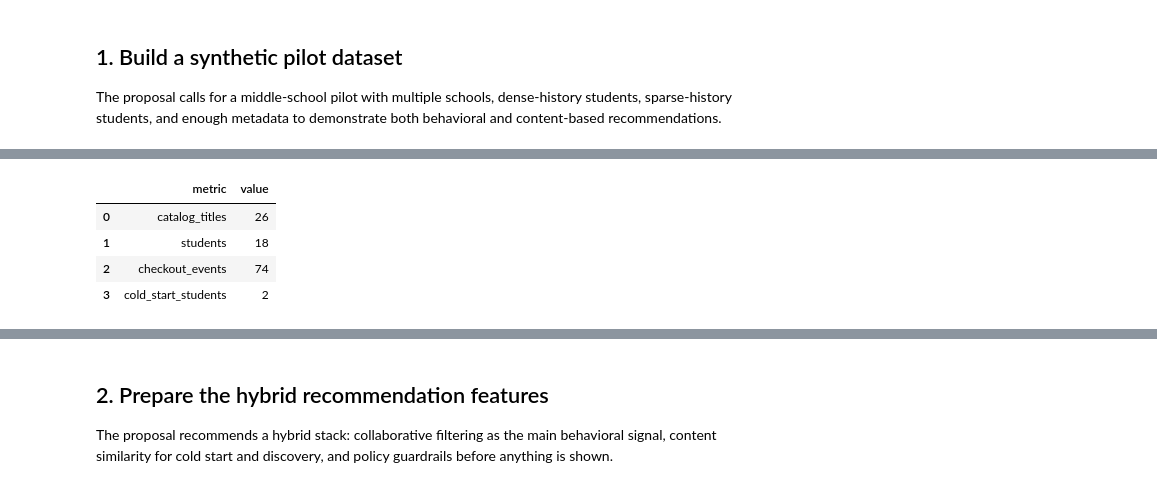
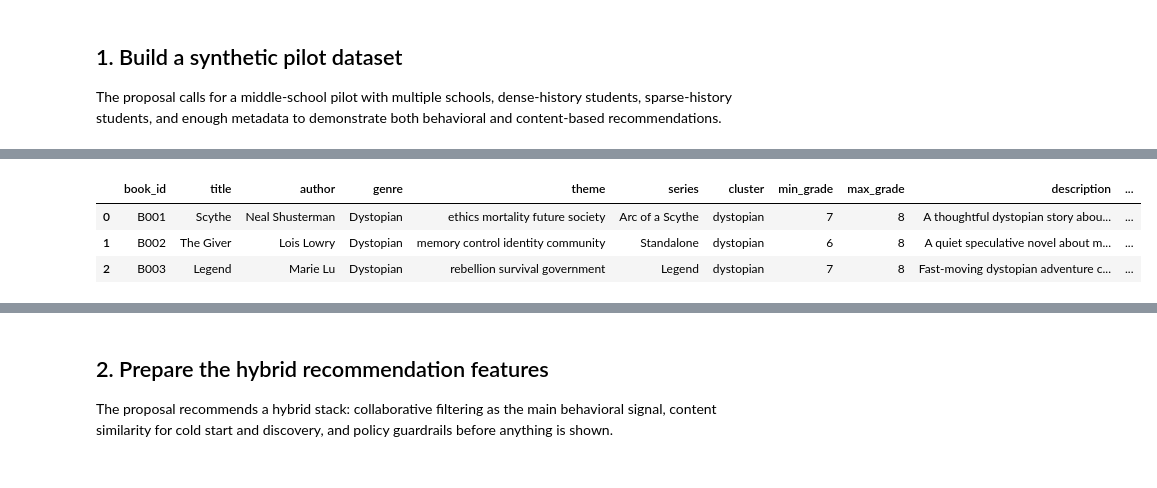
Before and after one commit to moro-no-kimi/qvest, a Jupyter notebook: copilot/hybrid_recommendation_demo.ipynb, the cells around one changed output, grey strips where cells are left out. Saved outputs shown, nothing was run; the diff lists cells and outputs as text; code cells hidden in the pictures.

Commit message:
break up seed data display

```diff
--- a/copilot/hybrid_recommendation_demo.ipynb
+++ b/copilot/hybrid_recommendation_demo.ipynb
@@ -35,115 +37,35 @@ book_seed = [
     ('B005', 'The Maze Runner', 'James Dashner', 'Dystopian', 'mystery survival teamwork', 'Maze Runner', 'dystopian', 7, 8, 'A high-stakes survival story with puzzles, danger, and a tightly controlled environment.'),
     ('B006', 'Cinder', 'Marissa Meyer', 'Fantasy', 'identity technology fairytale resilience', 'The Lunar Chronicles', 'fantasy', 6, 8, 'A sci-fi fairy-tale retelling with invention, identity, and rebellion.'),
     ('B007', 'Amari and the Night Brothers', 'B. B. Alston', 'Fantasy', 'magic mystery bravery school', 'Supernatural Investigations', 'fantasy', 6, 7, 'A magical mystery with hidden worlds, school-style challenges, and brave choices.'),
     ('B008', 'Tristan Strong Punches a Hole in the Sky', 'Kwame Mbalia', 'Fantasy', 'myth adventure grief humor', 'Tristan Strong', 'fantasy', 6, 8, 'A myth-rich adventure that blends humor, bravery, and emotional depth.'),
     ('B009', 'The Last Cuentista', 'Donna Barba Higuera', 'Fantasy', 'storytelling future memory family', 'Standalone', 'fantasy', 6, 8, 'A lyrical speculative story about storytelling, family, and preserving cultural memory.'),
     ('B010', 'Aru Shah and the End of Time', 'Roshani Chokshi', 'Fantasy', 'myth friendship quests humor', 'Pandava', 'fantasy', 6, 7, 'A fast, funny fantasy quest rooted in mythology and friendship.'),
     ('B011', 'One of Us Is Lying', 'Karen M. McManus', 'Mystery', 'secrets school suspense perspective', 'Standalone', 'mystery', 8, 9, 'A suspenseful school mystery told through shifting perspectives and hidden motives.'),
     ('B012', 'The Parker Inheritance', 'Varian Johnson', 'Mystery', 'puzzle history friendship community', 'Standalone', 'mystery', 6, 8, 'A layered puzzle mystery with codes, family history, and determined problem-solving.'),
     ('B013', 'Escape from Mr. Lemoncellos Library', 'Chris Grabenstein', 'Mystery', 'games puzzles library teamwork', 'Mr. Lemoncello', 'mystery', 5, 7, 'A library puzzle adventure built around clues, teamwork, and playful competition.'),
     ('B014', 'Greenglass House', 'Kate Milford', 'Mystery', 'winter secrets smuggling setting', 'Greenglass House', 'mystery', 6, 8, 'An atmospheric mystery full of secrets, storytelling, and careful observation.'),
     ('B015', 'The Westing Game', 'Ellen Raskin', 'Mystery', 'logic inheritance clues ensemble', 'Standalone', 'mystery', 6, 8, 'A classic puzzle mystery where every clue matters and every reader can play detective.'),
     ('B016', 'The Crossover', 'Kwame Alexander', 'Sports', 'basketball family rhythm identity', 'Crossover', 'sports', 6, 8, 'A verse novel about basketball, family, and finding your own voice.'),
     ('B017', 'Ghost', 'Jason Reynolds', 'Sports', 'running friendship growth resilience', 'Track', 'sports', 6, 8, 'A sharp, fast-paced sports story about running, friendship, and personal growth.'),
     ('B018', 'Front Desk', 'Kelly Yang', 'Realistic', 'family work fairness courage', 'Front Desk', 'realistic', 6, 8, 'A realistic story about family responsibility, fairness, and speaking up.'),
     ('B019', 'New Kid', 'Jerry Craft', 'Graphic Novel', 'belonging school friendship humor', 'New Kid', 'graphic', 6, 8, 'A graphic novel about belonging, identity, school culture, and friendship.'),
     ('B020', 'Class Act', 'Jerry Craft', 'Graphic Novel', 'school humor friendship perspective', 'New Kid', 'graphic', 6, 8, 'A character-driven graphic novel about social perspective, humor, and school life.'),
     ('B021', 'Invisible', 'Christina Diaz Gonzalez', 'Graphic Novel', 'community teamwork language empathy', 'Standalone', 'graphic', 6, 8, 'A graphic novel about empathy, teamwork, and how students build community together.'),
     ('B022', 'Hidden Figures Young Readers Edition', 'Margot Lee Shetterly', 'STEM', 'science perseverance history role models', 'Standalone', 'stem', 6, 8, 'A nonfiction STEM story about perseverance, math, and overlooked pioneers.'),
     ('B023', 'The Last Kids on Earth', 'Max Brallier', 'Adventure', 'humor monsters friendship survival', 'The Last Kids on Earth', 'adventure', 5, 7, 'A high-energy illustrated adventure with humor, monsters, and survival teamwork.'),
     ('B024', 'Enders Game', 'Orson Scott Card', 'Science Fiction', 'strategy war leadership pressure', 'Ender', 'science_fiction', 8, 10, 'A strategic science fiction novel about leadership, pressure, and ethical decision-making.'),
     ('B025', 'The Wild Robot', 'Peter Brown', 'Adventure', 'nature robotics kindness survival', 'The Wild Robot', 'adventure', 5, 6, 'A reflective survival story about kindness, adaptation, and belonging.'),
     ('B026', 'Brown Girl Dreaming', 'Jacqueline Woodson', 'Realistic', 'voice memoir family poetry', 'Standalone', 'realistic', 6, 8, 'A memoir in verse about voice, family, memory, and growing into yourself.')
 ]
 
 catalog = pd.DataFrame(
     book_seed,
     columns=['book_id', 'title', 'author', 'genre', 'theme', 'series', 'cluster', 'min_grade', 'max_grade', 'description']
 )
 catalog['content_text'] = catalog['genre'] + ' ' + catalog['theme'] + ' ' + catalog['series'] + ' ' + catalog['description']
-
-student_seed = [
-    ('S001', 'Maya Brooks', 'Bear Creek MS', 6, 'Fantasy explorer who likes myths, friendship, and school mysteries', 'fantasy', 'dense'),
-    ('S002', 'Jordan Ellis', 'Bear Creek MS', 6, 'Graphic novel reader drawn to humor, belonging, and friendship', 'graphic', 'moderate'),
-    ('S003', 'Avery Patel', 'Bear Creek MS', 6, 'Puzzle-loving mystery reader who enjoys library games and clues', 'mystery', 'dense'),
-    ('S004', 'Noah Rivera', 'Bear Creek MS', 7, 'Dystopian reader interested in survival, rebellion, and hard choices', 'dystopian', 'dense'),
-    ('S005', 'Layla Nguyen', 'Bear Creek MS', 7, 'Sports and realistic fiction reader who likes family and grit', 'sports', 'moderate'),
-    ('S006', 'Ethan Cooper', 'Bear Creek MS', 8, 'Science-minded reader interested in strategy, technology, and pressure', 'science_fiction', 'sparse'),
-    ('S007', 'Zoe Jackson', 'Northgate MS', 6, 'Fantasy reader who likes humor, quests, and brave heroines', 'fantasy', 'dense'),
-    ('S008', 'Daniel Kim', 'Northgate MS', 6, 'STEM-curious reader interested in science, history, and perseverance', 'stem', 'cold_start'),
-    ('S009', 'Amina Hassan', 'Northgate MS', 7, 'Graphic novel reader who responds to identity, empathy, and school stories', 'graphic', 'moderate'),
-    ('S010', 'Lucas Reed', 'Northgate MS', 7, 'Dystopian reader who likes fast-paced survival stories and team strategy', 'dystopian', 'dense'),
-    ('S011', 'Sophia Turner', 'Northgate MS', 8, 'Mystery reader who likes layered puzzles and hidden motives', 'mystery', 'dense'),
-    ('S012', 'Caleb Martin', 'Northgate MS', 8, 'Realistic fiction reader drawn to family, fairness, and voice', 'realistic', 'sparse'),
-    ('S013', 'Emma Diaz', 'Webb Bridge MS', 6, 'Adventure reader who likes humor, monsters, and teamwork', 'adventure', 'moderate'),
-    ('S014', 'Elijah Green', 'Webb Bridge MS', 6, 'Mystery reader who likes codes, teamwork, and quick puzzle wins', 'mystery', 'sparse'),
-    ('S015', 'Harper Lewis', 'Webb Bridge MS', 7, 'Sports and verse reader who likes basketball, rhythm, and family stakes', 'sports', 'dense'),
-    ('S016', 'Mason Clark', 'Webb Bridge MS', 7, 'Dystopian and science fiction reader who likes control systems and strategy', 'dystopian', 'moderate'),
-    ('S017', 'Chloe Adams', 'Webb Bridge MS', 8, 'Fantasy and speculative reader interested in memory, identity, and storytelling', 'fantasy', 'dense'),
-    ('S018', 'Benjamin Scott', 'Webb Bridge MS', 8, 'New-to-reading-profile student with interest in basketball and graphic novels', 'sports', 'cold_start')
-]
-
-students = pd.DataFrame(
-    student_seed,
-    columns=['student_id', 'student_name', 'school', 'grade', 'interest_text', 'interest_cluster', 'history_segment']
-)
-
-adjacent_clusters = {
-    'dystopian': ['science_fiction', 'mystery'],
-    'fantasy': ['adventure', 'graphic'],
-    'mystery': ['graphic', 'dystopian'],
-    'sports': ['realistic', 'graphic'],
-    'graphic': ['realistic', 'mystery'],
-    'stem': ['science_fiction', 'realistic'],
-    'realistic': ['sports', 'graphic'],
-    'adventure': ['fantasy', 'graphic'],
-    'science_fiction': ['dystopian', 'stem'],
-}
-
-books_by_cluster = {cluster: group['book_id'].tolist() for cluster, group in catalog.groupby('cluster')}
-history_counts = {'dense': 6, 'moderate': 4, 'sparse': 2, 'cold_start': 0}
-checkout_rows = []
-
-for student in students.itertuples(index=False):
-    n_books = history_counts[student.history_segment]
-    if n_books == 0:
-        continue
-
-    primary_ids = books_by_cluster.get(student.interest_cluster, [])
-    adjacent_ids = []
-    for cluster in adjacent_clusters.get(student.interest_cluster, []):
-        adjacent_ids.extend(books_by_cluster.get(cluster, []))
-
-    primary_take = min(max(n_books - 1, 1), len(primary_ids))
-    chosen_primary = list(rng.choice(primary_ids, size=primary_take, replace=False)) if primary_ids else []
-    remaining = n_books - len(chosen_primary)
-
-    chosen_adjacent = []
-    if remaining > 0 and adjacent_ids:
-        chosen_adjacent = list(rng.choice(adjacent_ids, size=min(remaining, len(adjacent_ids)), replace=False))
-
-    chosen_books = chosen_primary + chosen_adjacent
-
-    for offset, book_id in enumerate(chosen_books):
-        checkout_rows.append({
-            'student_id': student.student_id,
-            'book_id': book_id,
-            'checkout_date': pd.Timestamp('2026-01-15') + pd.Timedelta(days=int(rng.integers(0, 45)) + offset),
-        })
-
-checkouts = pd.DataFrame(checkout_rows).sort_values('checkout_date').reset_index(drop=True)
-
-summary = pd.DataFrame(
-    {
-        'metric': ['catalog_titles', 'students', 'checkout_events', 'cold_start_students'],
-        'value': [len(catalog), len(students), len(checkouts), int((students['history_segment'] == 'cold_start').sum())],
-    }
-)
-
-summary
+catalog.head(3)
 # %% [output]
-|  | metric | value |
-| 0 | catalog_titles | 26 |
-| 1 | students | 18 |
-| 2 | checkout_events | 74 |
-| 3 | cold_start_students | 2 |
+|  | book_id | title | author | genre | theme | series | cluster | min_grade | max_grade | description | ... |
+| 0 | B001 | Scythe | Neal Shusterman | Dystopian | ethics mortality future society | Arc of a Scythe | dystopian | 7 | 8 | A thoughtful dystopian story abou... | ... |
+| 1 | B002 | The Giver | Lois Lowry | Dystopian | memory control identity community | Standalone | dystopian | 6 | 8 | A quiet speculative novel about m... | ... |
+| 2 | B003 | Legend | Marie Lu | Dystopian | rebellion survival government | Legend | dystopian | 7 | 8 | Fast-moving dystopian adventure c... | ... |
```
Also changed, not shown: parts of 9 cells of this notebook.
